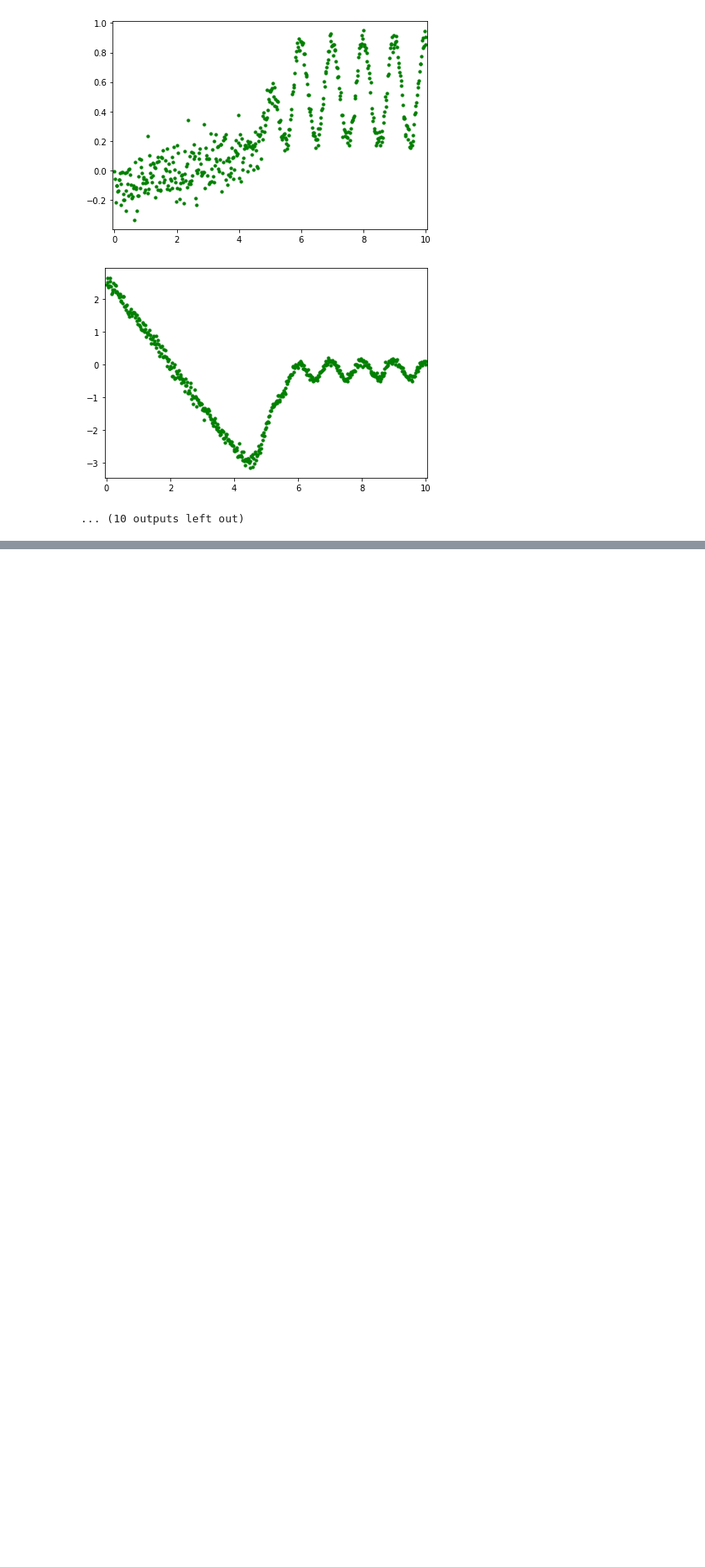
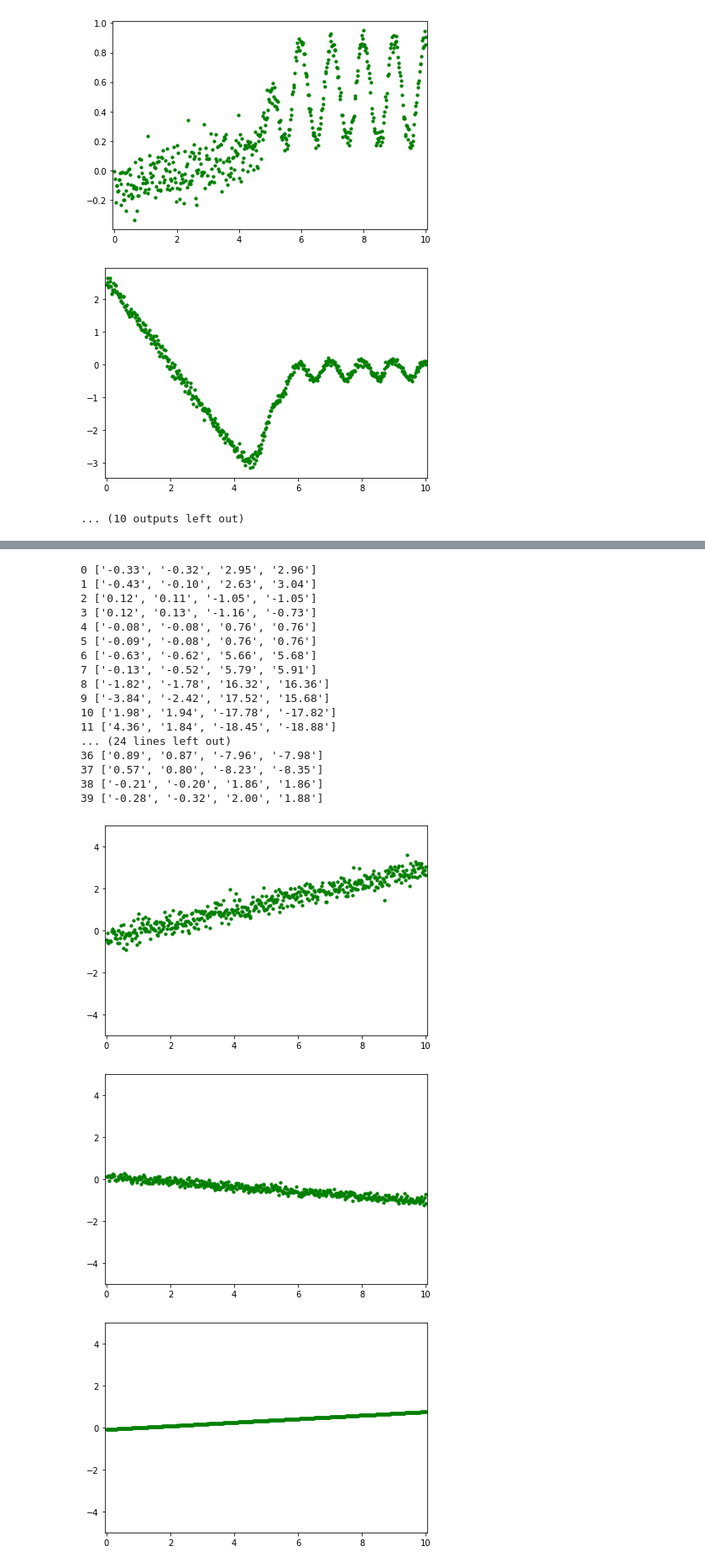
Before and after one commit to probsys/sppl, a Jupyter notebook: src/gp_realizations_many.ipynb, the cells around one changed output, grey strips where cells are left out. Shown at 84% size. Saved outputs shown, nothing was run; the diff lists cells and outputs as text; code cells hidden in the pictures; blank space fills up the shorter version.

```diff
--- a/src/gp_realizations_many.ipynb
+++ b/src/gp_realizations_many.ipynb
@@ -317,0 +381,36 @@ for ys in ys_list:
+# %%
+cov = Linear(1)
+M = cov.f_mat(xs)
+N = 20
+ys_list = []
+
+np.random.seed(110)
+for i in range(N):
+    ys = multivariate_normal.rvs(np.zeros(len(xs)), M, size=1)
+    ys_list.append(ys)
+    fig, ax = plt.subplots()
+    epsilon = np.random.uniform(0, abs(.1*(max(ys) - min(ys))))
+    noise = np.random.normal(0, epsilon, size=len(xs))
+    ys_noisy = ys + noise
+    ys_list.append(ys_noisy)
+    ax.scatter(xs, ys_noisy, color='green', linewidth=2, marker='o', s=5)
+    ax.set_xlim([-.05, 10.05])
+    ax.set_ylim([-5, 5])
+    fig.set_tight_layout(True)
+    fig.set_size_inches(6, 4)
+    figname = '/tmp/gp-lin-%02d.png' % (i,)
+    fig.savefig(figname, dpi=200)
+    print(i, epsilon)
+
+fig, ax = plt.subplots()
+for ys in ys_list:
+    ax.plot(xs, ys, color='green', linewidth=1.5, marker='o', ms=2)
+    ax.set_xlim([-.05, 10.05])
+    fig.set_tight_layout(True)
+    fig.set_size_inches(12, 8)
+figname = '/tmp/gp-lin.png'
+fig.savefig(figname, dpi=200)
+
+for i, ys in enumerate(ys_list):
+    print(i, ['%1.2f' % (x,) for x in [ys[0], ys[1], ys[-2], ys[-1]]])
+# %% [output]
@@ -317,0 +437,20 @@ for ys in ys_list:
+0 ['-0.33', '-0.32', '2.95', '2.96']
+1 ['-0.43', '-0.10', '2.63', '3.04']
+2 ['0.12', '0.11', '-1.05', '-1.05']
+3 ['0.12', '0.13', '-1.16', '-0.73']
+4 ['-0.08', '-0.08', '0.76', '0.76']
+5 ['-0.09', '-0.08', '0.76', '0.76']
+6 ['-0.63', '-0.62', '5.66', '5.68']
+7 ['-0.13', '-0.52', '5.79', '5.91']
+8 ['-1.82', '-1.78', '16.32', '16.36']
+9 ['-3.84', '-2.42', '17.52', '15.68']
+10 ['1.98', '1.94', '-17.78', '-17.82']
+11 ['4.36', '1.84', '-18.45', '-18.88']
+... (24 lines left out)
+36 ['0.89', '0.87', '-7.96', '-7.98']
+37 ['0.57', '0.80', '-8.23', '-8.35']
+38 ['-0.21', '-0.20', '1.86', '1.86']
+39 ['-0.28', '-0.32', '2.00', '1.88']
+[figure, added]
+[figure, added]
+[figure, added]
```
Also changed, not shown: parts of 2 cells of this notebook.
